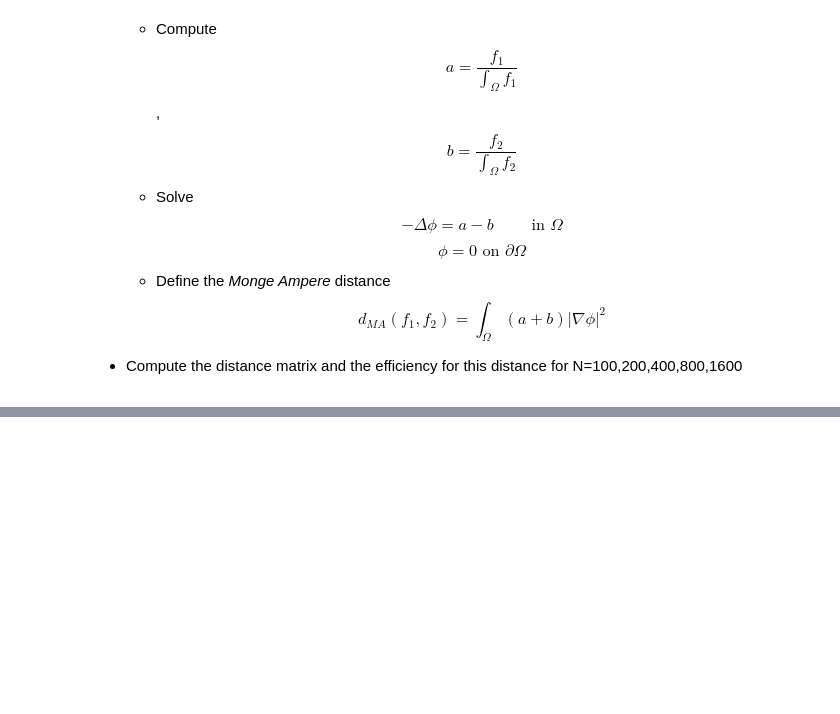
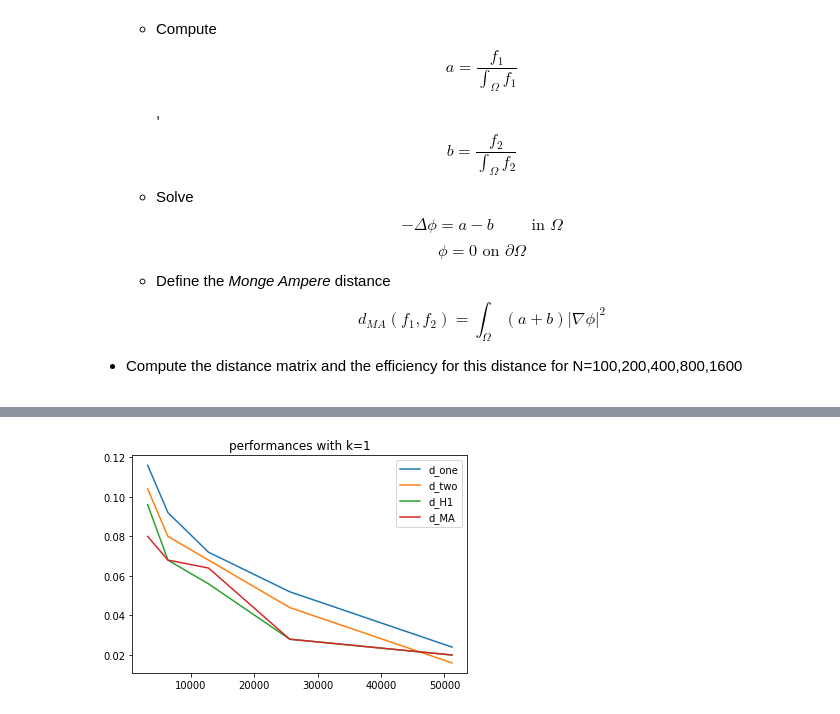
Before and after one commit to DavideScassola/P1.4_seed, a Jupyter notebook: final_project/davide_scassola_project.ipynb, the cells around one changed output, grey strips where cells are left out. Cells and saved outputs as stored; diff of their text form; code cells hidden in the pictures; blank space fills up the shorter version.

```diff
--- a/final_project/davide_scassola_project.ipynb
+++ b/final_project/davide_scassola_project.ipynb
@@ -274,0 +480,9 @@ def d_MA(f1,f2):
+# %%
+""" Since the search time was very slow, I evaluated the performances for a reduced test set (250). """
+
+
+distances = ["d_infty_ball_tree", "d_one_ball_tree", "d_two_ball_tree", "d_H1_ball_tree", "d_MA_ball_tree"]
+Ns = [3200,6400,12800,25600,51200]
+Ks = [1,3,20]
+
+%time errors = [[[bt_efficiency_test(Trees[d,n],k, N=250) for n in Ns] for d in distances] for k in Ks]
@@ -274,0 +512,10 @@ def d_MA(f1,f2):
+# %%
+errors_k1 = errors[0]
+
+for i in range(1,5):
+    plot(Ns, errors_k1[i])
+
+_ = title('performances with k=1')
+_ = legend(['d_one','d_two','d_H1','d_MA'])
+# %% [output]
+[figure, added]
```
Also changed, not shown: parts of 39 cells of this notebook.
